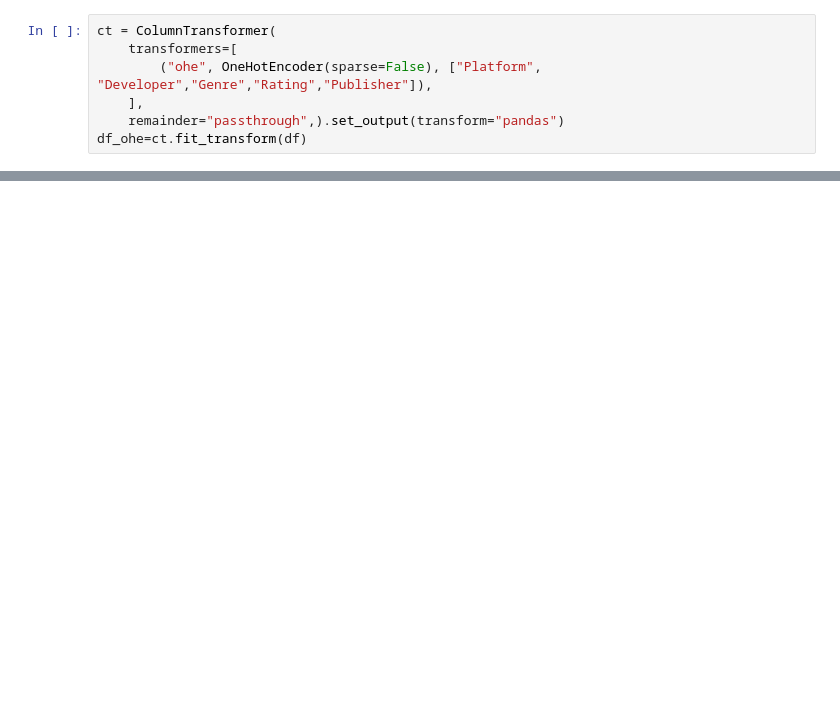
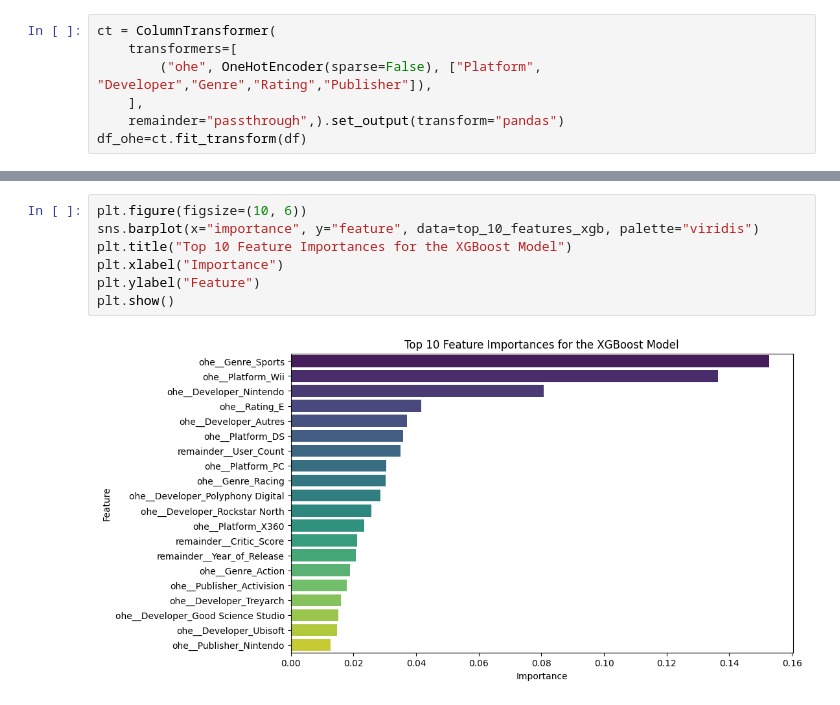
Before and after one commit to Froeuhouai/Dm_Prog_regression_classification_deep, a Jupyter notebook: AUGUSTIN_KABECHE_regression.ipynb, the cells around one changed output, grey strips where cells are left out. Drawn from its saved outputs; the diff is of its cells as text; blank space fills up the shorter version.

```diff
--- a/AUGUSTIN_KABECHE_regression.ipynb
+++ b/AUGUSTIN_KABECHE_regression.ipynb
@@ -235,0 +306,9 @@ Features selected by RFE: Index(['remainder__Year_of_Release', 'remainder__NA_Sa
+# %%
+plt.figure(figsize=(10, 6))
+sns.barplot(x="importance", y="feature", data=top_10_features_xgb, palette="viridis")
+plt.title("Top 10 Feature Importances for the XGBoost Model")
+plt.xlabel("Importance")
+plt.ylabel("Feature")
+plt.show()
+# %% [output]
+[figure, added]
```
Also changed, not shown: parts of 29 cells of this notebook, 2 other files.
